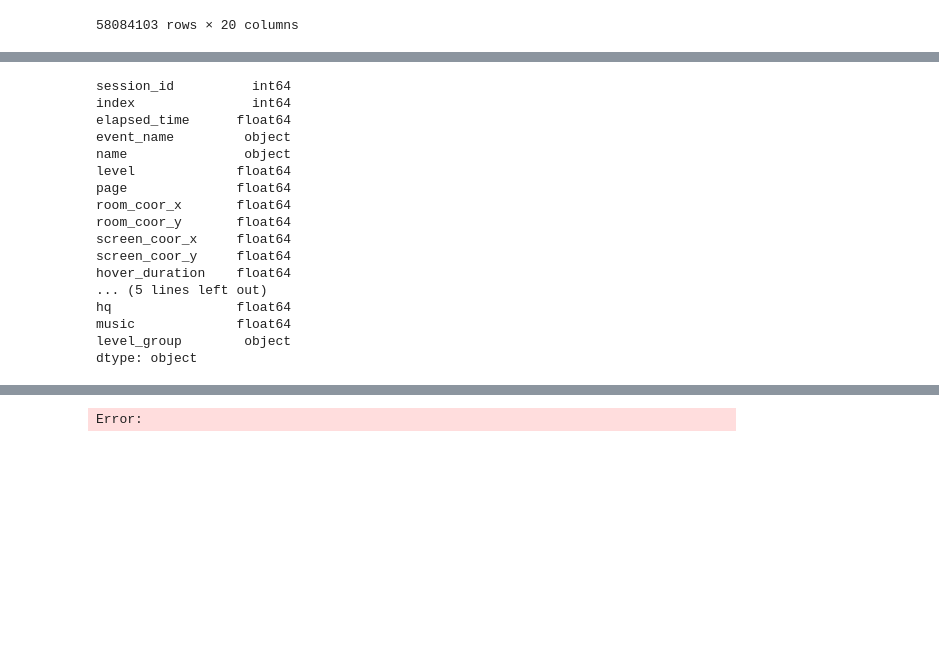
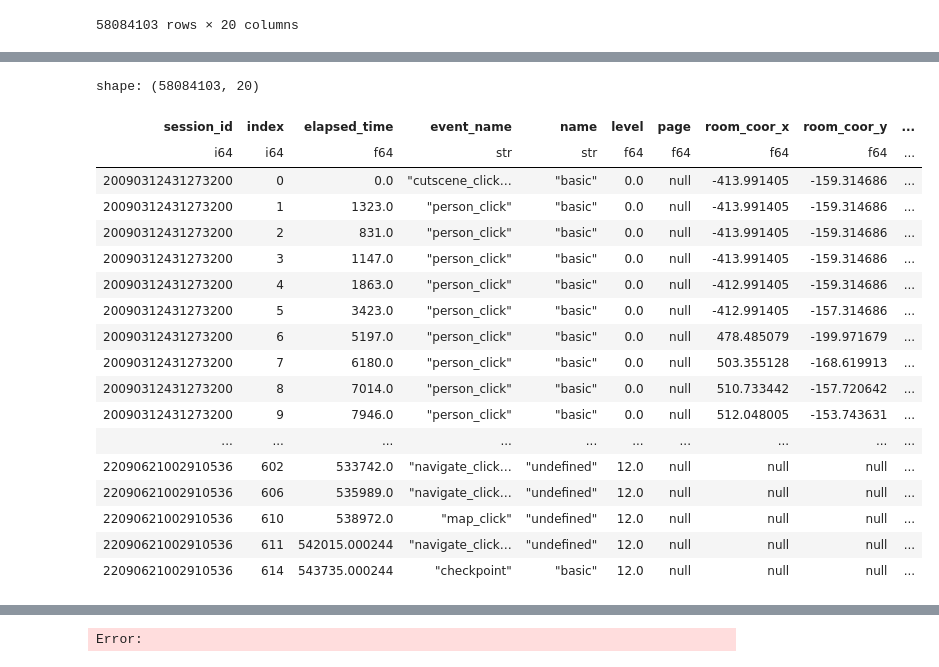
Before and after one commit to hoeen/student-gameplay-prediction, a Jupyter notebook: notebooks/add_data.ipynb, the cells around one changed output, grey strips where cells are left out. Drawn from its saved outputs; the diff is of its cells as text; code cells hidden in the pictures; blank space fills up the shorter version.

```diff
--- a/notebooks/add_data.ipynb
+++ b/notebooks/add_data.ipynb
@@ -54,4 +250,6 @@ dfs
 | 1537436 | 22090621002910536 | 611 | 542015.000244 | navigate_click | undefined | 12.0 | NaN | NaN | NaN | ... |
 | 1537437 | 22090621002910536 | 614 | 543735.000244 | checkpoint | basic | 12.0 | NaN | NaN | NaN | ... |
 58084103 rows × 20 columns
+# %%
+dfs = pl.from_pandas(pickle.load(open('../data/processed/concat/total_train.pkl', 'rb')))
 # %%
@@ -59,20 +260,22 @@ dfs
 # %%
-dfs.dtypes
+dfs
 # %% [output]
-session_id          int64
-index               int64
-elapsed_time      float64
-event_name         object
-name               object
-level             float64
-page              float64
-room_coor_x       float64
-room_coor_y       float64
-screen_coor_x     float64
-screen_coor_y     float64
-hover_duration    float64
-... (5 lines left out)
-hq                float64
-music             float64
-level_group        object
-dtype: object
+shape: (58084103, 20)
+| session_id | index | elapsed_time | event_name | name | level | page | room_coor_x | room_coor_y | ... |
+| i64 | i64 | f64 | str | str | f64 | f64 | f64 | f64 | ... |
+| 20090312431273200 | 0 | 0.0 | "cutscene_click… | "basic" | 0.0 | null | -413.991405 | -159.314686 | ... |
+| 20090312431273200 | 1 | 1323.0 | "person_click" | "basic" | 0.0 | null | -413.991405 | -159.314686 | ... |
+| 20090312431273200 | 2 | 831.0 | "person_click" | "basic" | 0.0 | null | -413.991405 | -159.314686 | ... |
+| 20090312431273200 | 3 | 1147.0 | "person_click" | "basic" | 0.0 | null | -413.991405 | -159.314686 | ... |
+| 20090312431273200 | 4 | 1863.0 | "person_click" | "basic" | 0.0 | null | -412.991405 | -159.314686 | ... |
+| 20090312431273200 | 5 | 3423.0 | "person_click" | "basic" | 0.0 | null | -412.991405 | -157.314686 | ... |
+| 20090312431273200 | 6 | 5197.0 | "person_click" | "basic" | 0.0 | null | 478.485079 | -199.971679 | ... |
+| 20090312431273200 | 7 | 6180.0 | "person_click" | "basic" | 0.0 | null | 503.355128 | -168.619913 | ... |
+| 20090312431273200 | 8 | 7014.0 | "person_click" | "basic" | 0.0 | null | 510.733442 | -157.720642 | ... |
+| 20090312431273200 | 9 | 7946.0 | "person_click" | "basic" | 0.0 | null | 512.048005 | -153.743631 | ... |
+| ... | ... | ... | ... | ... | ... | ... | ... | ... | ... |
+| 22090621002910536 | 602 | 533742.0 | "navigate_click… | "undefined" | 12.0 | null | null | null | ... |
+| 22090621002910536 | 606 | 535989.0 | "navigate_click… | "undefined" | 12.0 | null | null | null | ... |
+| 22090621002910536 | 610 | 538972.0 | "map_click" | "undefined" | 12.0 | null | null | null | ... |
+| 22090621002910536 | 611 | 542015.000244 | "navigate_click… | "undefined" | 12.0 | null | null | null | ... |
+| 22090621002910536 | 614 | 543735.000244 | "checkpoint" | "basic" | 12.0 | null | null | null | ... |
```
Also changed, not shown: parts of 36 cells of this notebook, 8 other files.
